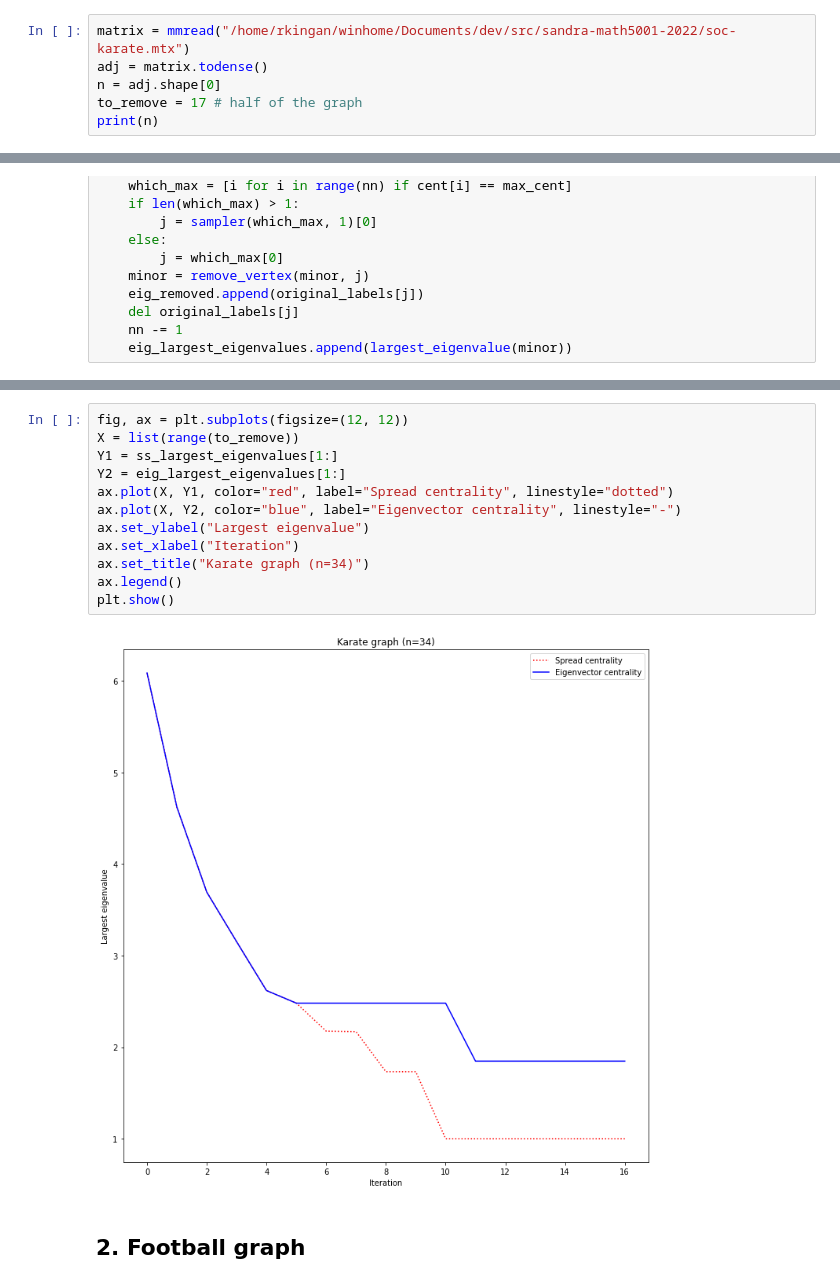
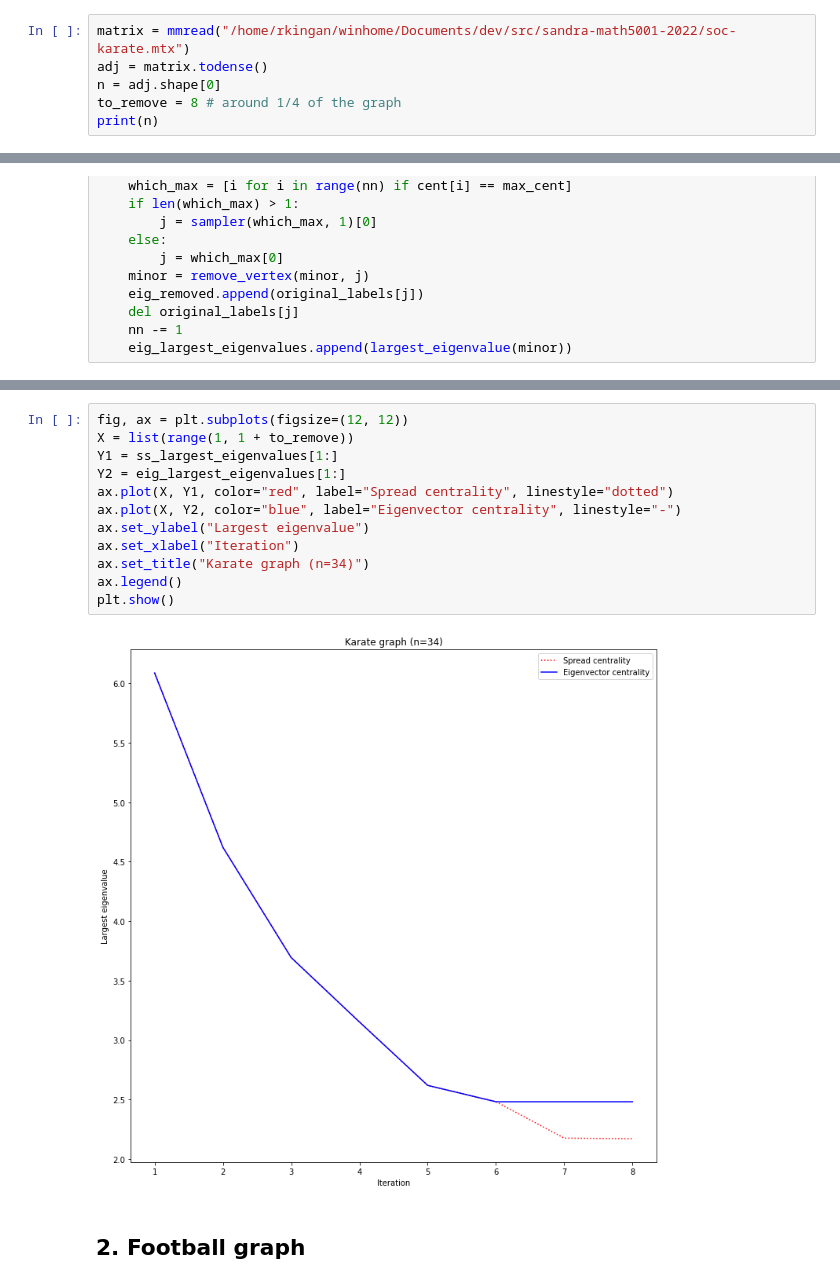
Before and after one commit to rkingan/disease-sim, a Jupyter notebook: notebooks/compare-spread-eig-method-2.ipynb, the cells around one changed output, grey strips where cells are left out. Cells and saved outputs as stored; diff of their text form.

```diff
--- a/notebooks/compare-spread-eig-method-2.ipynb
+++ b/notebooks/compare-spread-eig-method-2.ipynb
@@ -29,7 +29,7 @@ def remove_vertex(adj, i):
 matrix = mmread("/home/rkingan/winhome/Documents/dev/src/sandra-math5001-2022/soc-karate.mtx")
 adj = matrix.todense()
 n = adj.shape[0]
-to_remove = 17 # half of the graph
+to_remove = 8 # around 1/4 of the graph
 print(n)
 # %% [output]
 34
@@ -130,17 +112,17 @@ Largest eigenvalue:     6.7257
 # %%
 fig, ax = plt.subplots(figsize=(12, 12))
-X = list(range(to_remove))
+X = list(range(1, 1 + to_remove))
 Y1 = ss_largest_eigenvalues[1:]
 Y2 = eig_largest_eigenvalues[1:]
 ax.plot(X, Y1, color="red", label="Spread centrality", linestyle="dotted")
 ax.plot(X, Y2, color="blue", label="Eigenvector centrality", linestyle="-")
 ax.set_ylabel("Largest eigenvalue")
 ax.set_xlabel("Iteration")
 ax.set_title("Karate graph (n=34)")
 ax.legend()
 plt.show()
 # %% [output]
-[figure, old version]
+[figure, new version]
 # %% [markdown]
 ## 2. Football graph
 # %%
```
Also changed, not shown: parts of 8 cells of this notebook, 1 other file.
